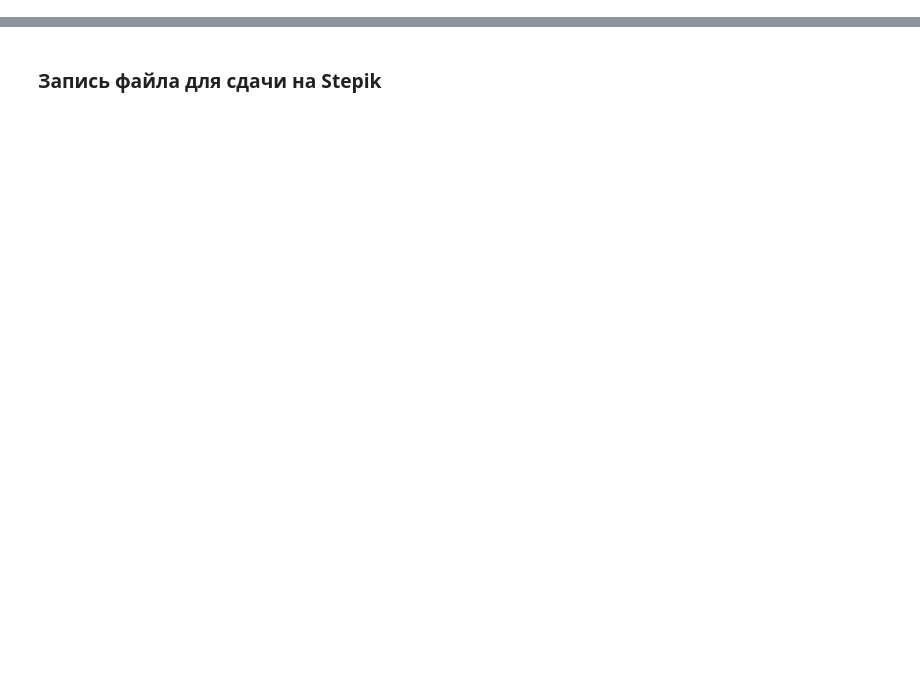
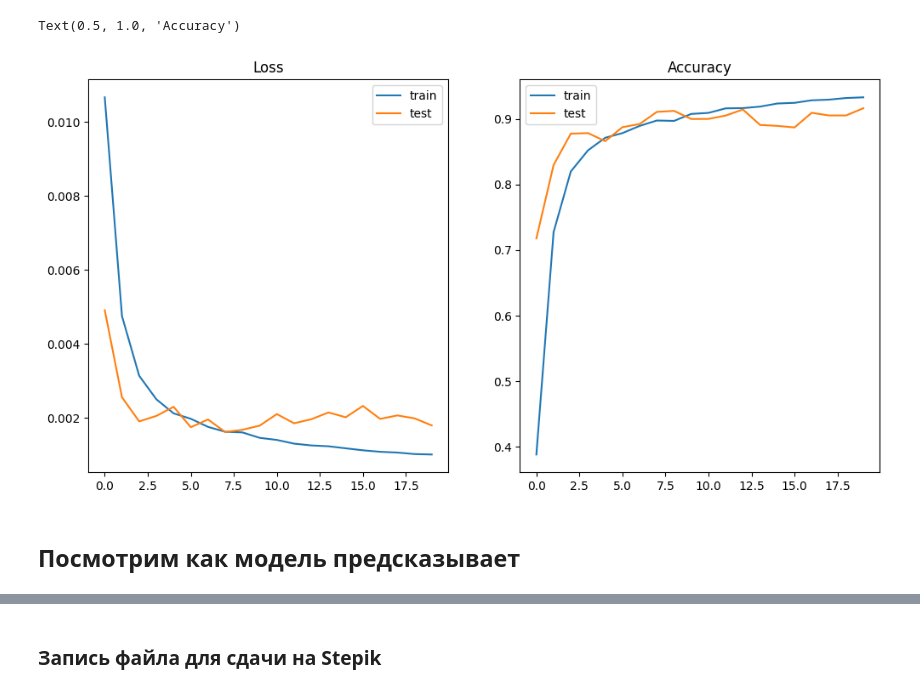
Before and after one commit to lsemenov/ml_tools, a Jupyter notebook: notebooks/M2.1_Lightning_practice.ipynb, the cells around one changed output, grey strips where cells are left out. Drawn from its saved outputs; the diff is of its cells as text; code cells hidden in the pictures; blank space fills up the shorter version.

```diff
--- a/notebooks/M2.1_Lightning_practice.ipynb
+++ b/notebooks/M2.1_Lightning_practice.ipynb
@@ -0,0 +267,3 @@
+# %%
+model = MyConvNet()
+model
@@ -0,0 +301,26 @@
+# %%
+def eval_model(model, criterion, test_loader, cuda=True):
+    model = model.to(device)
+    model = model.eval()
+
+    running_loss = 0.
+    num_correct = 0.
+    num_total = 0.
+
+    for batch, labels in test_loader:
+        batch = batch.to(device)
+        labels = labels.to(device)
+
+        out = model(batch)
+        pred_labels = out.argmax(dim=1)
+        num_correct += float((pred_labels == labels).sum())
+
+        loss = criterion(out, labels)
+        running_loss += loss.data.cpu()
+
+        num_total += labels.shape[0]
+
+    mean_loss = running_loss / num_total
+    accuracy = num_correct / num_total
+
+    return mean_loss, accuracy
@@ -0,0 +377,5 @@
+# %%
+optimizer = optim.Adam(model.parameters(), lr=1e-3)
+criterion = nn.CrossEntropyLoss()
+# %%
+model, train_loss, train_acc, test_loss, test_acc = train_model(20, model, optimizer, criterion, train_loader, test_loader, cuda=True)
@@ -0,0 +403,14 @@
+# %%
+# Посмотрим прогресс обучения на графиках
+fig, (ax1, ax2) = plt.subplots(1, 2, figsize=(12,6))
+ax1.plot(train_loss)
+ax1.plot(test_loss)
+ax1.legend(['train', 'test'])
+ax1.set_title('Loss')
+ax2.plot(train_acc)
+ax2.plot(test_acc)
+ax2.legend(['train', 'test'])
+ax2.set_title('Accuracy')
+# %% [output]
+Text(0.5, 1.0, 'Accuracy')
+[figure, added]
@@ -0,0 +427,2 @@
+# %% [markdown]
+## Посмотрим как модель предсказывает
```
Also changed, not shown: parts of 41 cells of this notebook, 3 other files.
